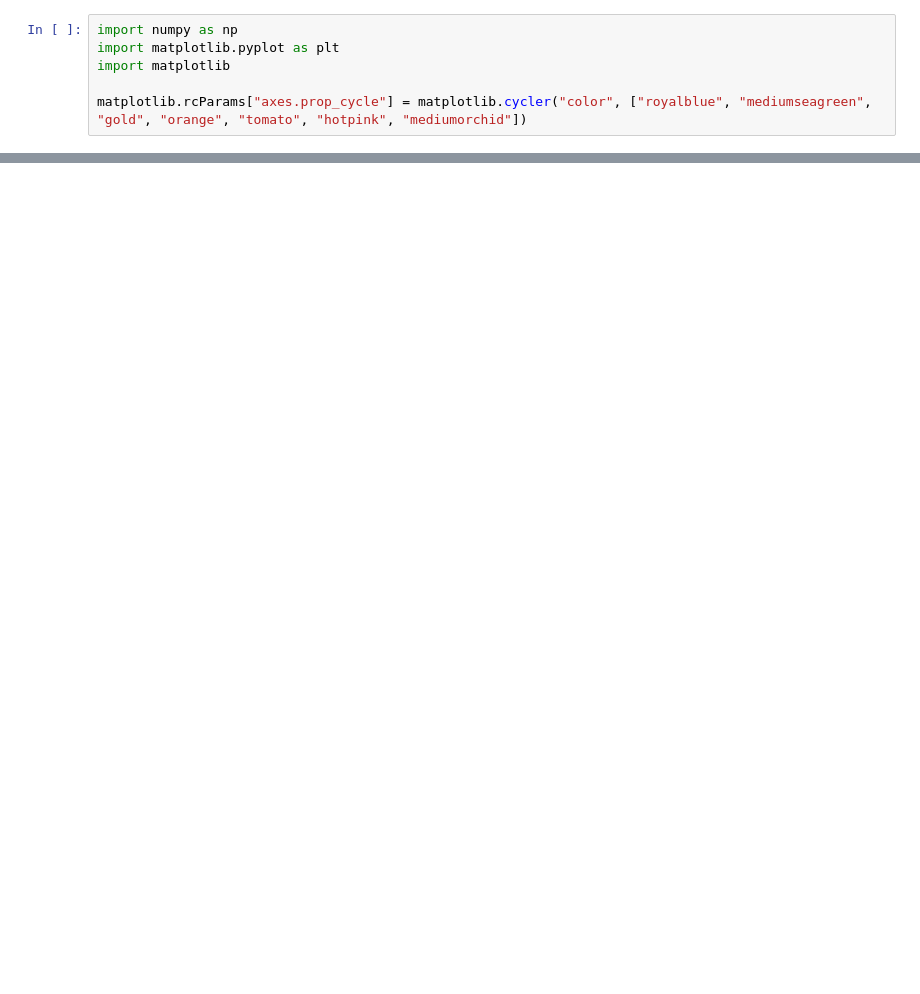
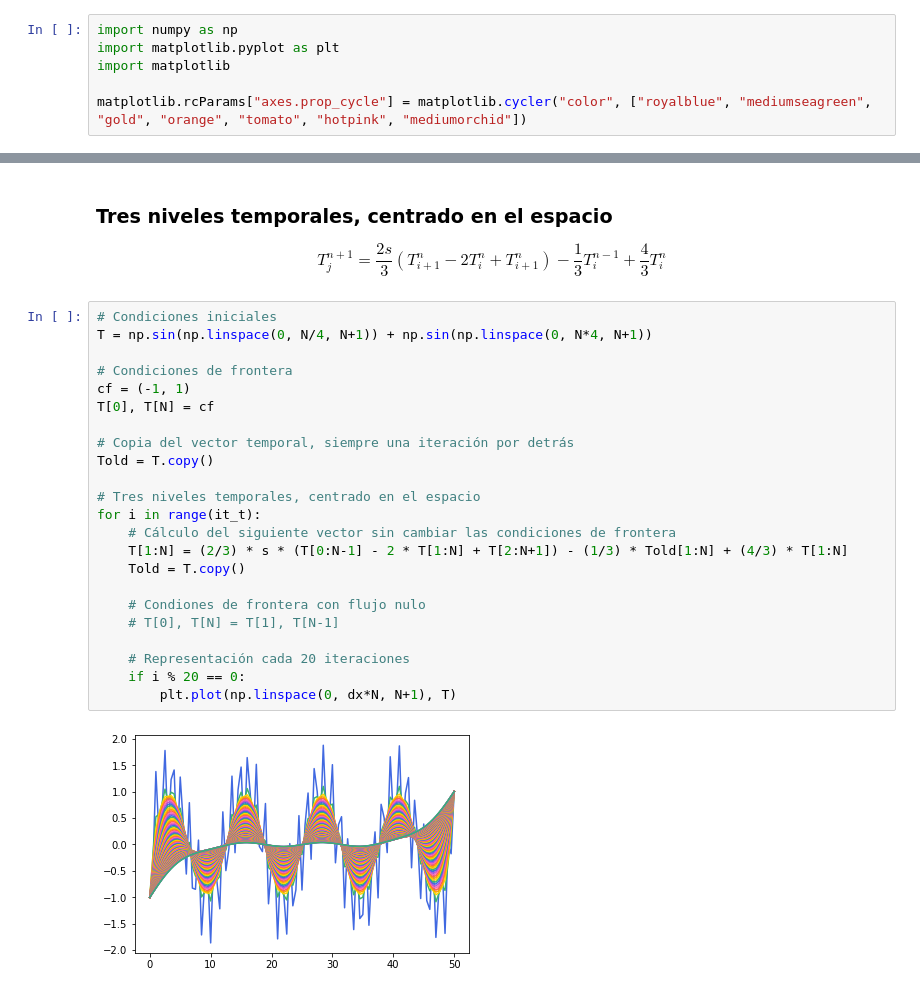
Before and after one commit to eerii/cilantro, a Jupyter notebook: tema_07/transporte.ipynb, the cells around one changed output, grey strips where cells are left out. Saved outputs shown, nothing was run; the diff lists cells and outputs as text; blank space fills up the shorter version.

```diff
--- a/tema_07/transporte.ipynb
+++ b/tema_07/transporte.ipynb
@@ -52,0 +58,31 @@ Estabilidad: 0.0400
+# %% [markdown]
+### Tres niveles temporales, centrado en el espacio
+
+$$
+T_j^{n+1} = \frac{2s}{3} (T_{i+1}^n - 2T_i^n + T_{i+1}^n) - \frac{1}{3} T_i^{n-1} + \frac{4}{3} T_i^n
+$$
+# %%
+# Condiciones iniciales
+T = np.sin(np.linspace(0, N/4, N+1)) + np.sin(np.linspace(0, N*4, N+1))
+
+# Condiciones de frontera
+cf = (-1, 1)
+T[0], T[N] = cf
+
+# Copia del vector temporal, siempre una iteración por detrás
+Told = T.copy()
+
+# Tres niveles temporales, centrado en el espacio
+for i in range(it_t):
+    # Cálculo del siguiente vector sin cambiar las condiciones de frontera
+    T[1:N] = (2/3) * s * (T[0:N-1] - 2 * T[1:N] + T[2:N+1]) - (1/3) * Told[1:N] + (4/3) * T[1:N]
+    Told = T.copy()
+
+    # Condiones de frontera con flujo nulo
+    # T[0], T[N] = T[1], T[N-1]
+
+    # Representación cada 20 iteraciones
+    if i % 20 == 0:
+        plt.plot(np.linspace(0, dx*N, N+1), T)
+# %% [output]
+[figure, added]
```
Also changed, not shown: parts of 8 cells of this notebook.
